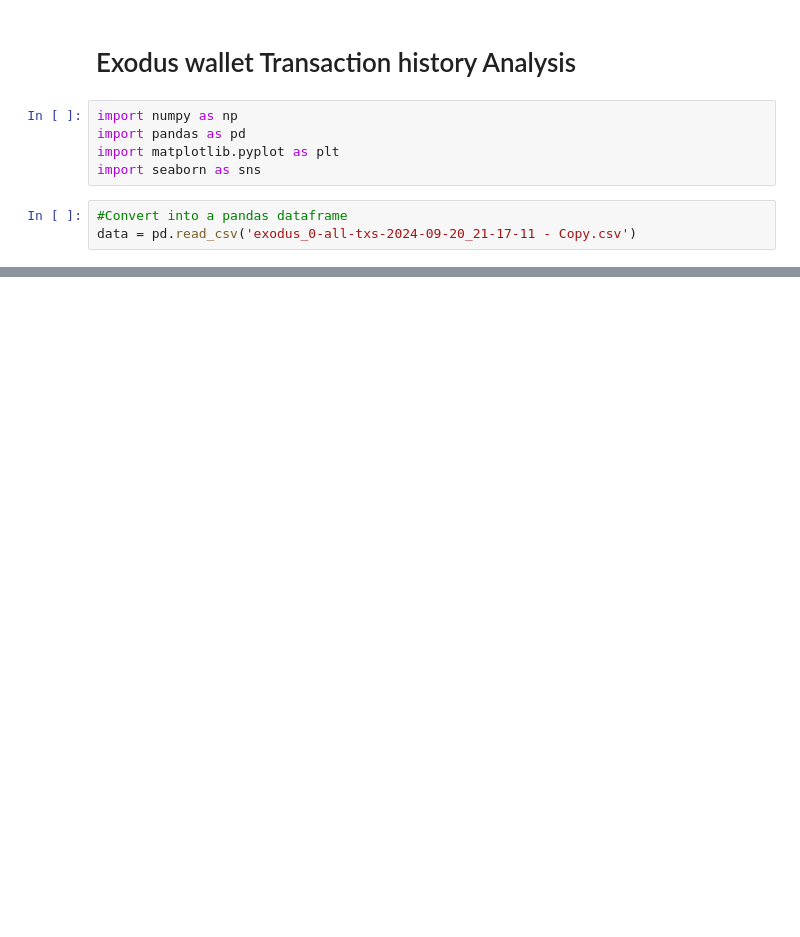
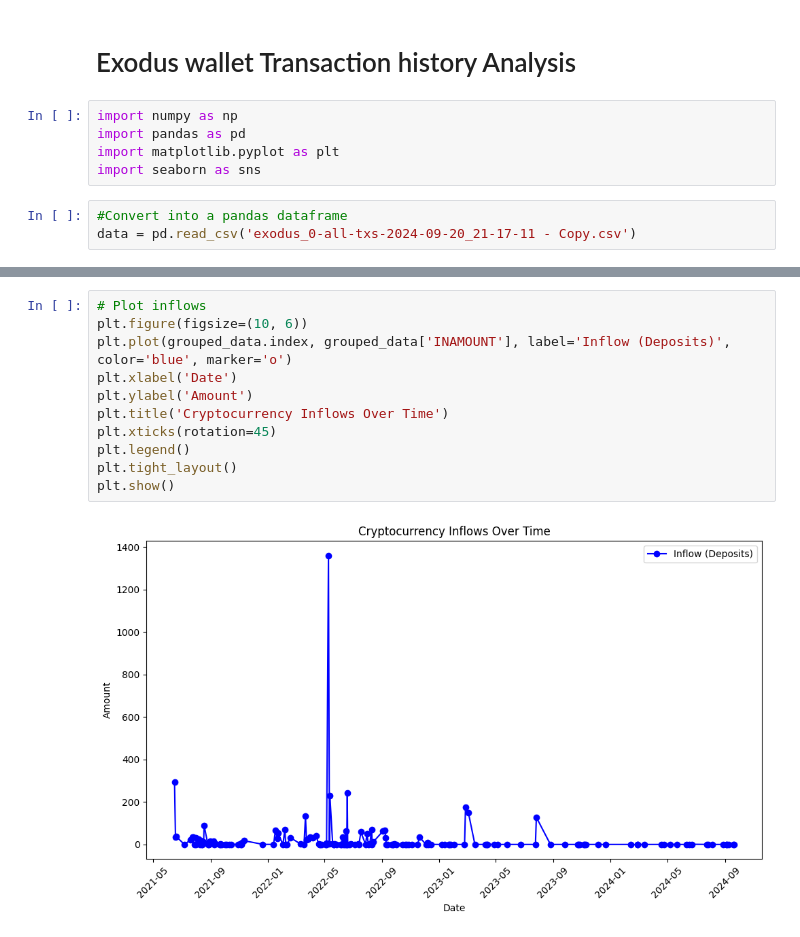
Before and after one commit to gappeah/exodus_analysis, a Jupyter notebook: main.ipynb, the cells around one changed output, grey strips where cells are left out. Cells and saved outputs as stored; diff of their text form; blank space fills up the shorter version.

```diff
--- a/main.ipynb
+++ b/main.ipynb
@@ -44,0 +92,13 @@ display(data)
+# %%
+# Plot inflows
+plt.figure(figsize=(10, 6))
+plt.plot(grouped_data.index, grouped_data['INAMOUNT'], label='Inflow (Deposits)', color='blue', marker='o')
+plt.xlabel('Date')
+plt.ylabel('Amount')
+plt.title('Cryptocurrency Inflows Over Time')
+plt.xticks(rotation=45)
+plt.legend()
+plt.tight_layout()
+plt.show()
+# %% [output]
+[figure, added]
```
Also changed, not shown: parts of 15 cells of this notebook.
